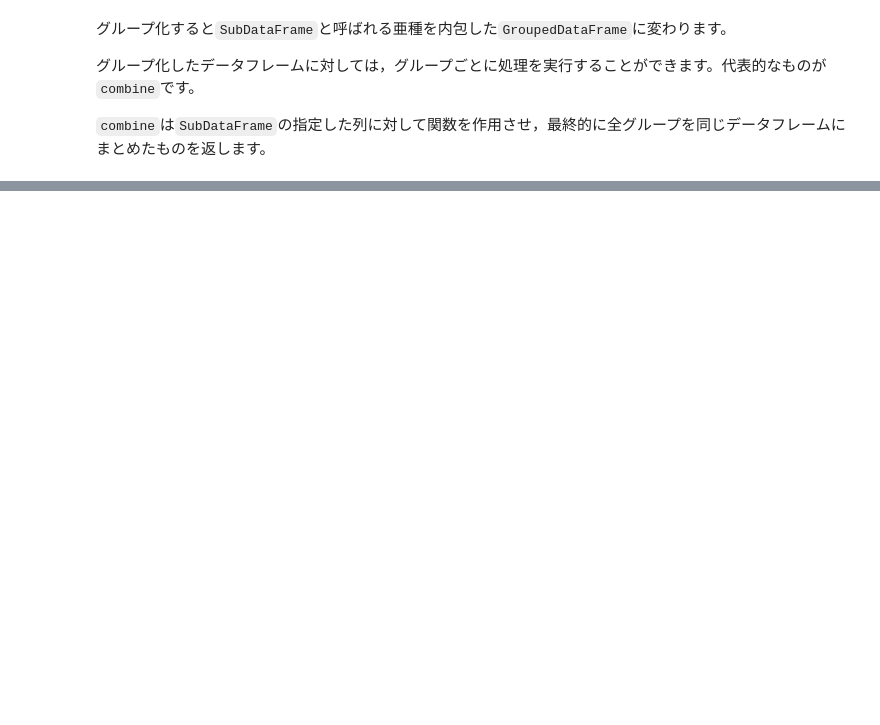
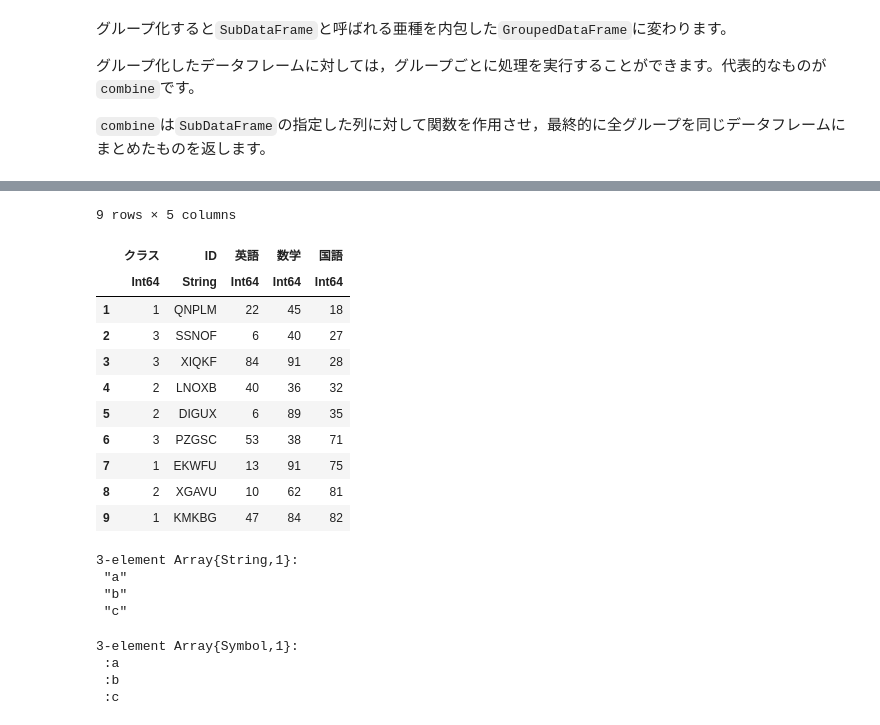
Before and after one commit to takuizum/julia, a Jupyter notebook: jupyter/DataFrames_v_0_22_0.ipynb, the cells around one changed output, grey strips where cells are left out. Saved outputs shown, nothing was run; the diff lists cells and outputs as text; code cells hidden in the pictures; blank space fills up the shorter version.

```diff
--- a/jupyter/DataFrames_v_0_22_0.ipynb
+++ b/jupyter/DataFrames_v_0_22_0.ipynb
@@ -489,0 +585,29 @@ end
+# %%
+sort(D, :国語)
+# %% [output]
+9 rows × 5 columns
+|  | クラス | ID | 英語 | 数学 | 国語 |
+|  | Int64 | String | Int64 | Int64 | Int64 |
+| 1 | 1 | QNPLM | 22 | 45 | 18 |
+| 2 | 3 | SSNOF | 6 | 40 | 27 |
+| 3 | 3 | XIQKF | 84 | 91 | 28 |
+| 4 | 2 | LNOXB | 40 | 36 | 32 |
+| 5 | 2 | DIGUX | 6 | 89 | 35 |
+| 6 | 3 | PZGSC | 53 | 38 | 71 |
+| 7 | 1 | EKWFU | 13 | 91 | 75 |
+| 8 | 2 | XGAVU | 10 | 62 | 81 |
+| 9 | 1 | KMKBG | 47 | 84 | 82 |
+# %%
+names(A)
+# %% [output]
+3-element Array{String,1}:
+ "a"
+ "b"
+ "c"
+# %%
+propertynames(A)
+# %% [output]
+3-element Array{Symbol,1}:
+ :a
+ :b
+ :c
```
Also changed, not shown: parts of 34 cells of this notebook.
